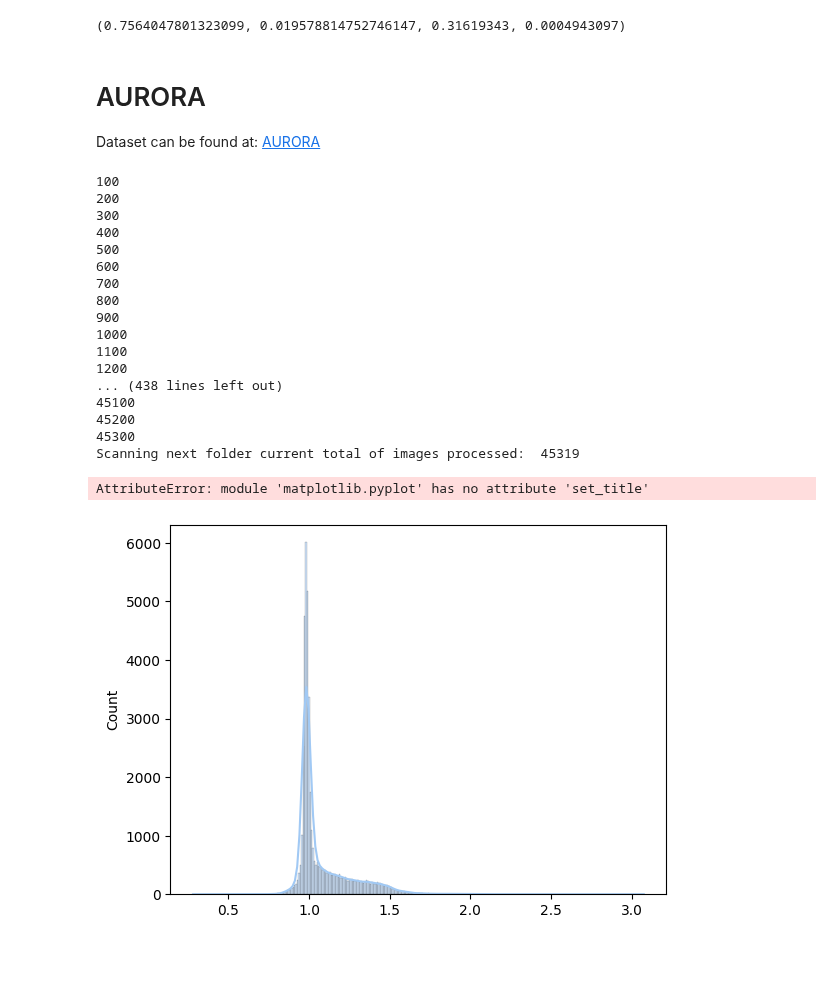
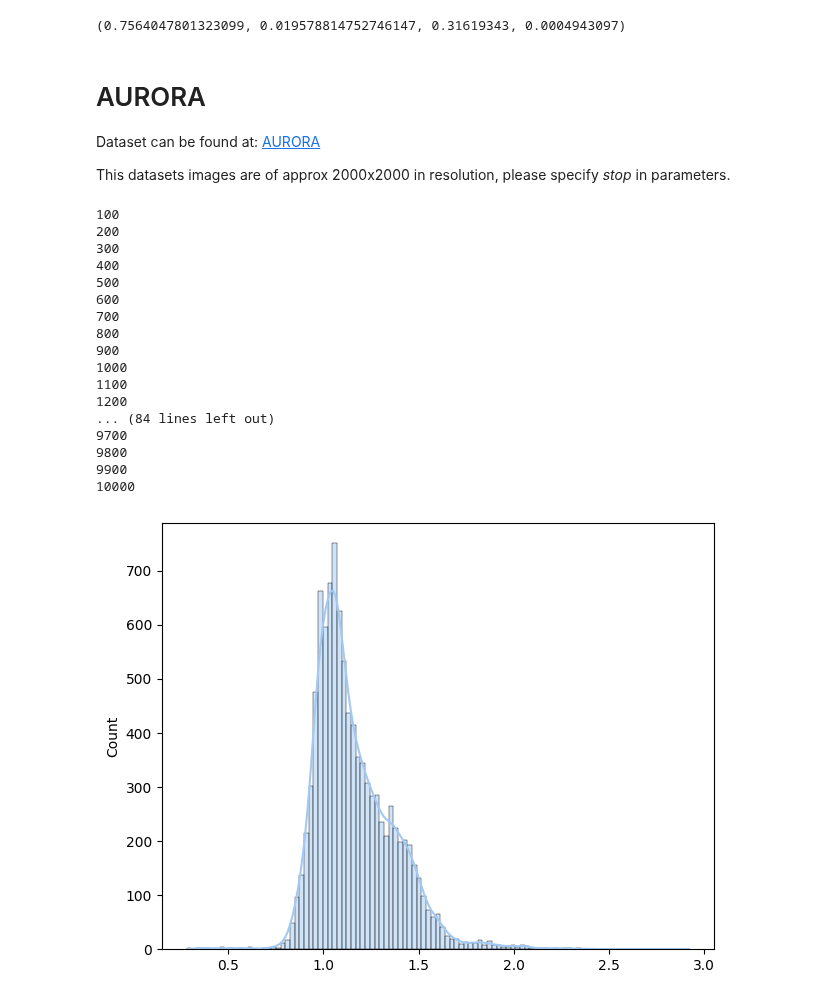
Before and after one commit to tobsthetobs/bsc-dataset-metrics, a Jupyter notebook: brightness_metric_deployed_datasets.ipynb, the cells around one changed output. Drawn from its saved outputs; the diff is of its cells as text; code cells hidden in the pictures; blank space fills up the shorter version.

```diff
--- a/brightness_metric_deployed_datasets.ipynb
+++ b/brightness_metric_deployed_datasets.ipynb
@@ -65,8 +65,10 @@ Largest delta of all sequences: (pixel ratio, mean) (0.7952412519791593, 0.32894
 # AURORA
 
 Dataset can be found at: [AURORA](https://ieee-dataport.org/open-access/aurora-multi-sensor-dataset-robotic-ocean-exploration)
+
+This datasets images are of approx 2000x2000 in resolution, please specify *stop* in parameters.
 # %%
-aurora_metrics = bp.load_aurora_dataset(False, "GRAY")
+aurora_metrics = bp.load_aurora_dataset(False, "GRAY", stop=5000)
 # %% [output]
 100
 200
@@ -80,16 +82,15 @@ aurora_metrics = bp.load_aurora_dataset(False, "GRAY")
 1000
 1100
 1200
-... (438 lines left out)
-45100
-45200
-45300
-Scanning next folder current total of images processed:  45319
+... (84 lines left out)
+9700
+9800
+9900
+10000
 # %%
 aurora_br, aurora_m, aurora_delta = aurora_metrics
 # %%
-dp.create_b_histogram_aurora(aurora_br[0])
+dp.create_b_histogram_aurora(aurora_br)
 # %% [output]
-AttributeError: module 'matplotlib.pyplot' has no attribute 'set_title'
-[figure, old version]
+[figure, new version]
 # %%
```
Also changed, not shown: parts of 1 cell of this notebook, 1 other file.
